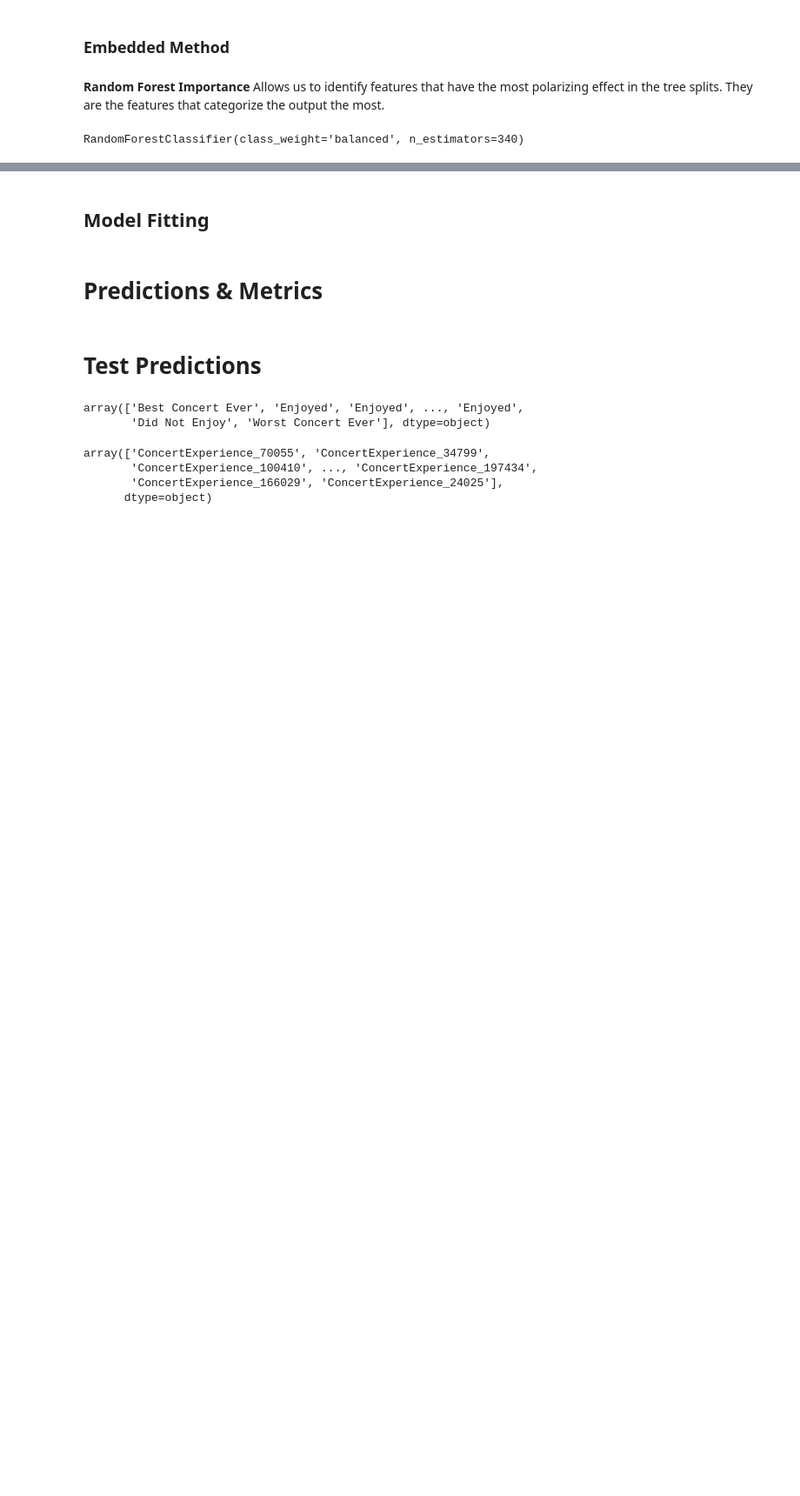
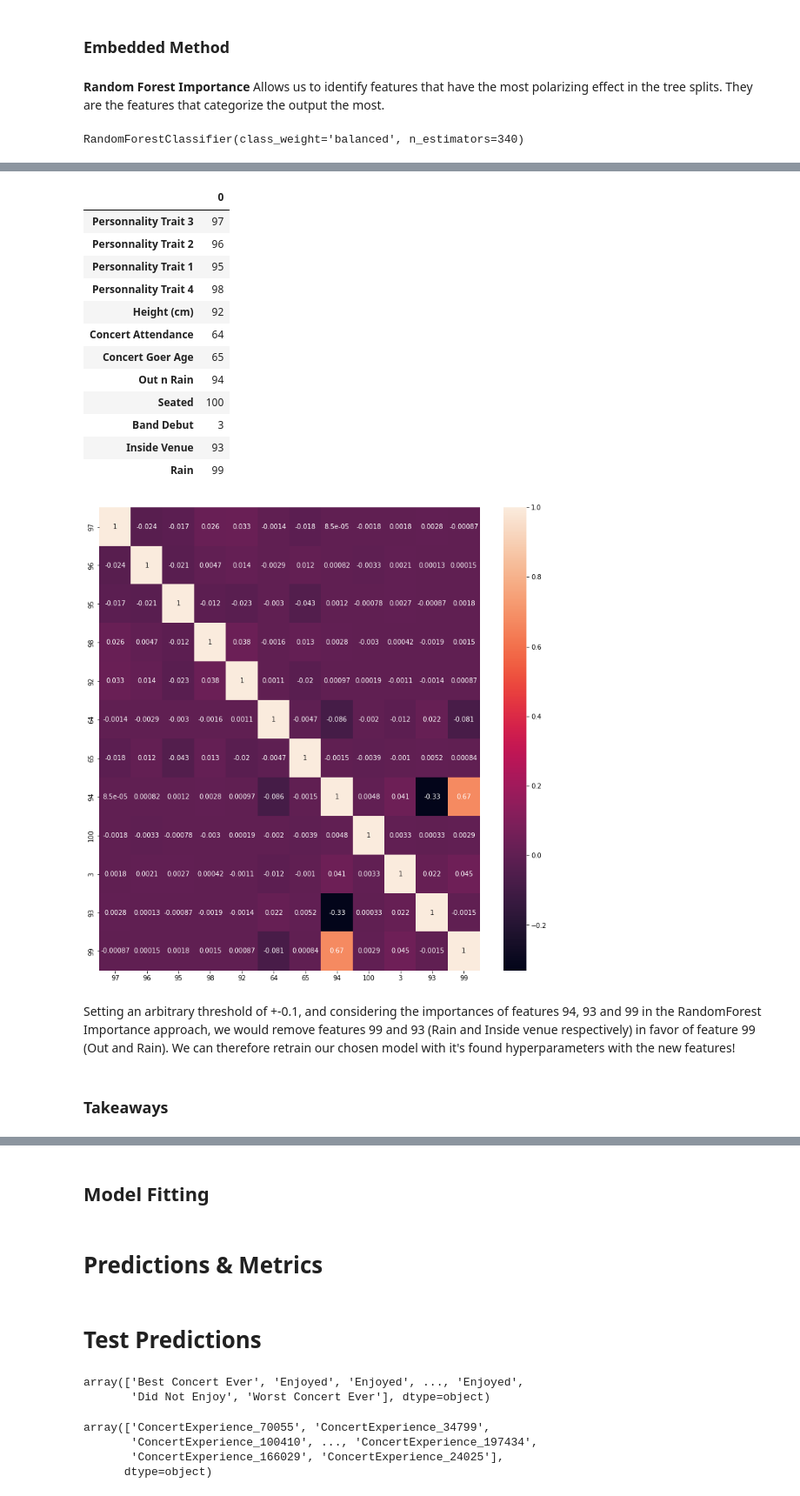
Before and after one commit to LouisPopo/INF8245E, a Jupyter notebook: Kaggle_Competition_VAL_FEATURESELECT.ipynb, the cells around one changed output, grey strips where cells are left out. Shown at 87% size. Saved outputs shown, nothing was run; the diff lists cells and outputs as text; code cells hidden in the pictures; blank space fills up the shorter version.

Commit message:
Complete feature selection (no chi2)

```diff
--- a/Kaggle_Competition_VAL_FEATURESELECT.ipynb
+++ b/Kaggle_Competition_VAL_FEATURESELECT.ipynb
@@ -304,3 +304,6 @@ for i , c in enumerate(X_train.columns.values):
         print(c)
 # %%
 X_train
+# For use in feature selection
+X_corr = X_train.corr()
+X_features = X_train.columns.values
@@ -509,0 +497,31 @@ Length: 101, dtype: float64
+# %%
+# Based on the graph, we take the 12 most important features.
+plt.figure(figsize=(13,13))
+plt.rcParams.update({'font.size': 10})
+#print(X_train.shape)
+column_indices = feature_importances.iloc[:12].index.values
+# X_pruned = X_train[:, column_indices]
+# print(X_pruned.shape)
+#print(X_features.shape)
+
+heatmap(pd.DataFrame(X_train[:, column_indices],columns=column_indices).corr(), annot=True)
+
+#Legend
+pd.DataFrame(column_indices, index=X_features[column_indices])
+# %% [output]
+|  | 0 |
+| Personnality Trait 3 | 97 |
+| Personnality Trait 2 | 96 |
+| Personnality Trait 1 | 95 |
+| Personnality Trait 4 | 98 |
+| Height (cm) | 92 |
+| Concert Attendance | 64 |
+| Concert Goer Age | 65 |
+| Out n Rain | 94 |
+| Seated | 100 |
+| Band Debut | 3 |
+| Inside Venue | 93 |
+| Rain | 99 |
+[figure, added]
+# %% [markdown]
+Setting an arbitrary threshold of +-0.1, and considering the importances of features 94, 93 and 99 in the RandomForest Importance approach, we would remove features 99 and 93 (Rain and Inside venue respectively) in favor of feature 99 (Out and Rain). We can therefore retrain our chosen model with it's found hyperparameters with the new features!
@@ -509,0 +530,2 @@ Length: 101, dtype: float64
+# %% [markdown]
+### Takeaways
```
Also changed, not shown: parts of 19 cells of this notebook.
